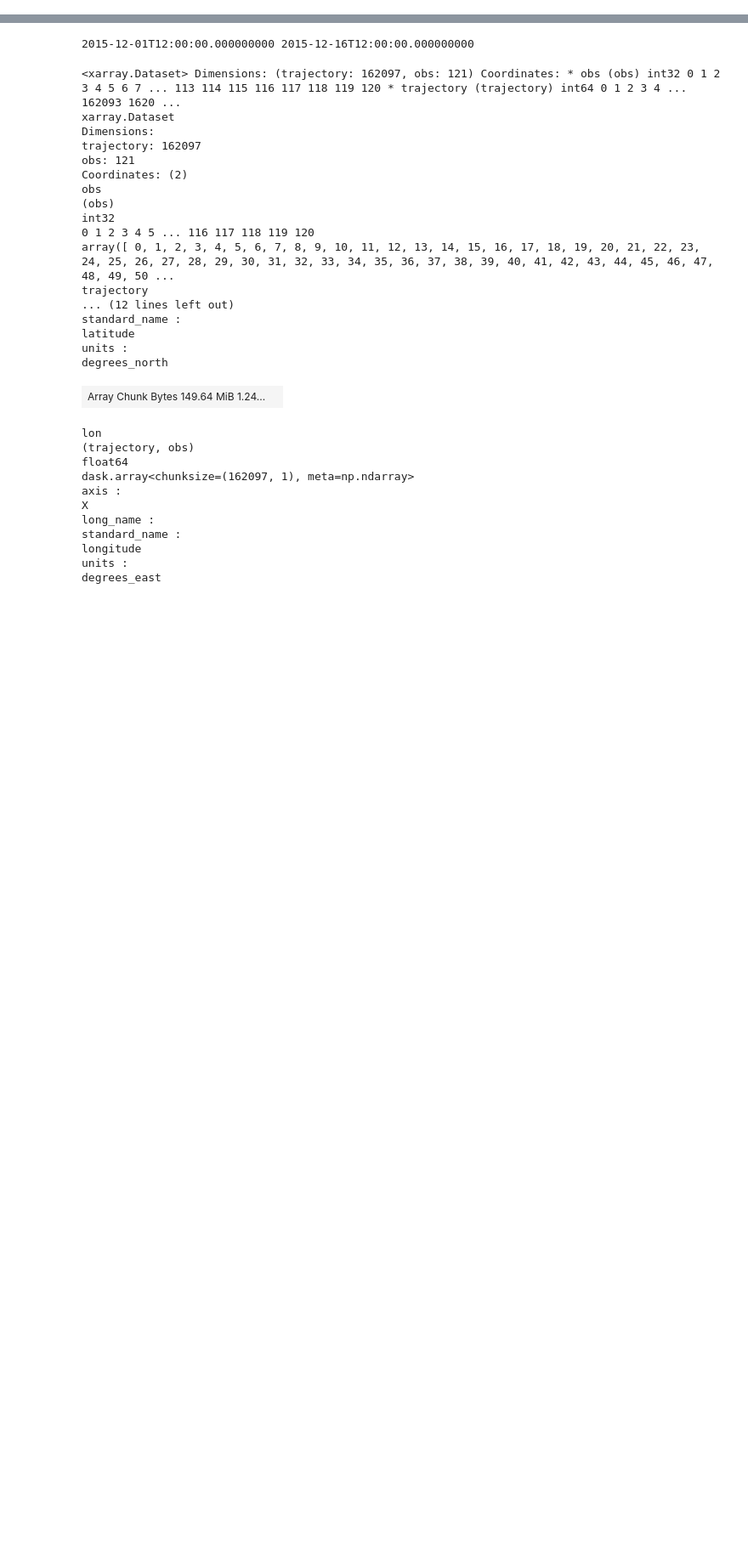
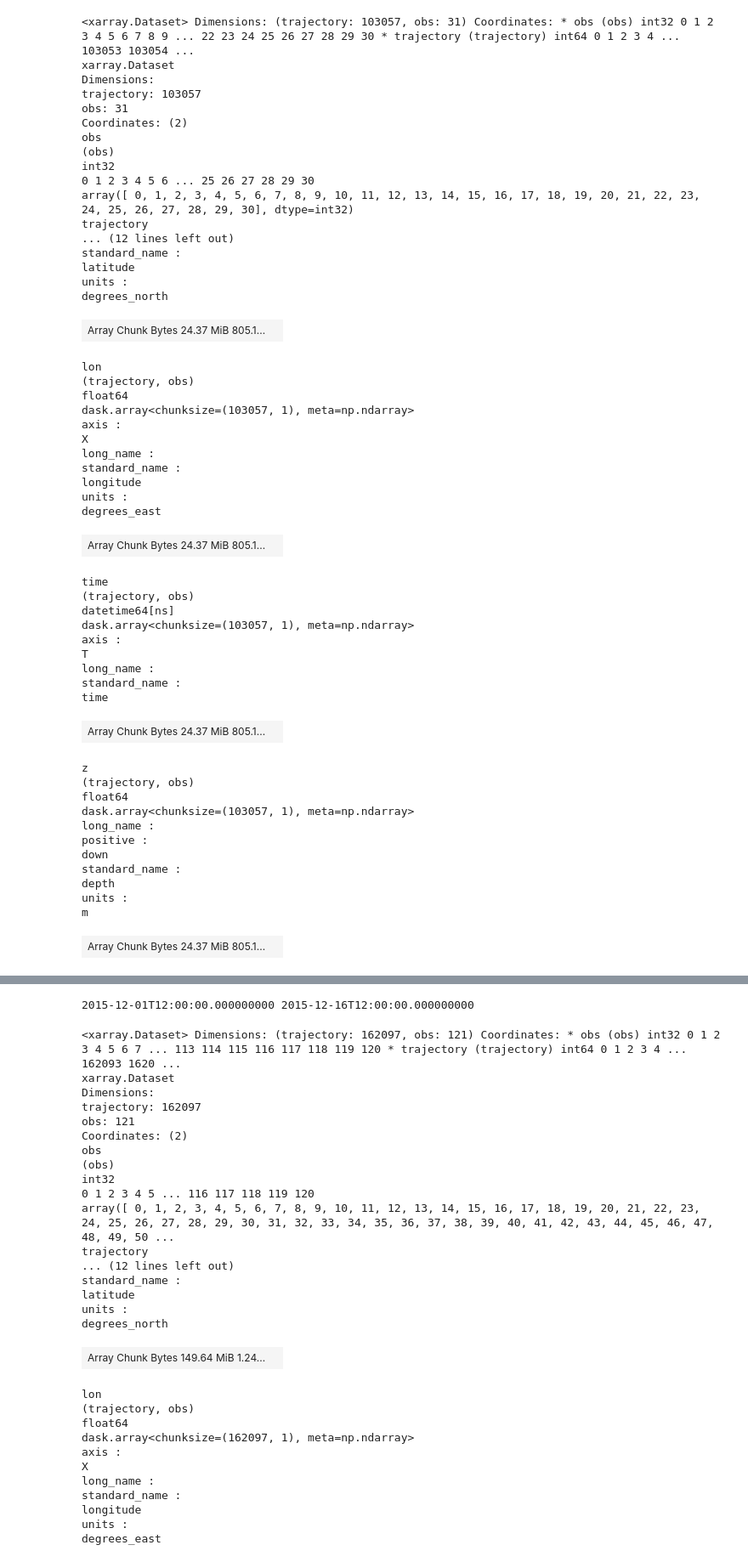
Before and after one commit to OceanParcels/atlanteco_plankton_plastic_nutrients_dispersion, a Jupyter notebook: src/visualizations/FTLE_plot.ipynb, the cells around one changed output, grey strips where cells are left out. Shown at 85% size. Saved outputs shown, nothing was run; the diff lists cells and outputs as text; code cells hidden in the pictures; blank space fills up the shorter version.

```diff
--- a/src/visualizations/FTLE_plot.ipynb
+++ b/src/visualizations/FTLE_plot.ipynb
@@ -12,0 +12,59 @@ from matplotlib import pyplot, colors
+# %%
+home_folder = '/nethome/manra003/analysis/dispersion/'
+mon_name ='Dec'
+year=2016
+ds = xr.open_zarr(home_folder + 'simulations/Benguela_0625_401x257_{0}01-31_{1}.zarr'.format(mon_name, year))
+ds
+# %% [output]
+<xarray.Dataset> Dimensions: (trajectory: 103057, obs: 31) Coordinates: * obs (obs) int32 0 1 2 3 4 5 6 7 8 9 ... 22 23 24 25 26 27 28 29 30 * trajectory (trajectory) int64 0 1 2 3 4 ... 103053 103054 ...
+xarray.Dataset
+Dimensions:
+trajectory: 103057
+obs: 31
+Coordinates: (2)
+obs
+(obs)
+int32
+0 1 2 3 4 5 6 ... 25 26 27 28 29 30
+array([ 0, 1, 2, 3, 4, 5, 6, 7, 8, 9, 10, 11, 12, 13, 14, 15, 16, 17, 18, 19, 20, 21, 22, 23, 24, 25, 26, 27, 28, 29, 30], dtype=int32)
+trajectory
+... (12 lines left out)
+standard_name :
+latitude
+units :
+degrees_north
+| Array Chunk Bytes 24.37 MiB 805.1... |  |
+lon
+(trajectory, obs)
+float64
+dask.array<chunksize=(103057, 1), meta=np.ndarray>
+axis :
+X
+long_name :
+standard_name :
+longitude
+units :
+degrees_east
+| Array Chunk Bytes 24.37 MiB 805.1... |  |
+time
+(trajectory, obs)
+datetime64[ns]
+dask.array<chunksize=(103057, 1), meta=np.ndarray>
+axis :
+T
+long_name :
+standard_name :
+time
+| Array Chunk Bytes 24.37 MiB 805.1... |  |
+z
+(trajectory, obs)
+float64
+dask.array<chunksize=(103057, 1), meta=np.ndarray>
+long_name :
+positive :
+down
+standard_name :
+depth
+units :
+m
+| Array Chunk Bytes 24.37 MiB 805.1... |  |
```
Also changed, not shown: parts of 5 cells of this notebook, 4 other files.
